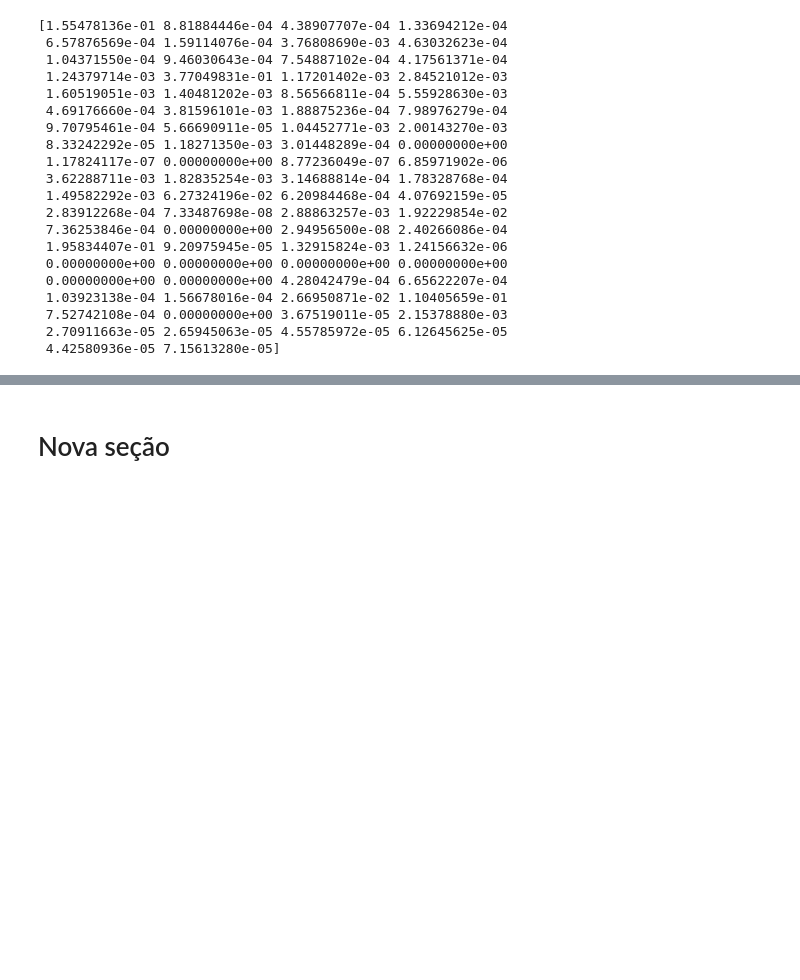
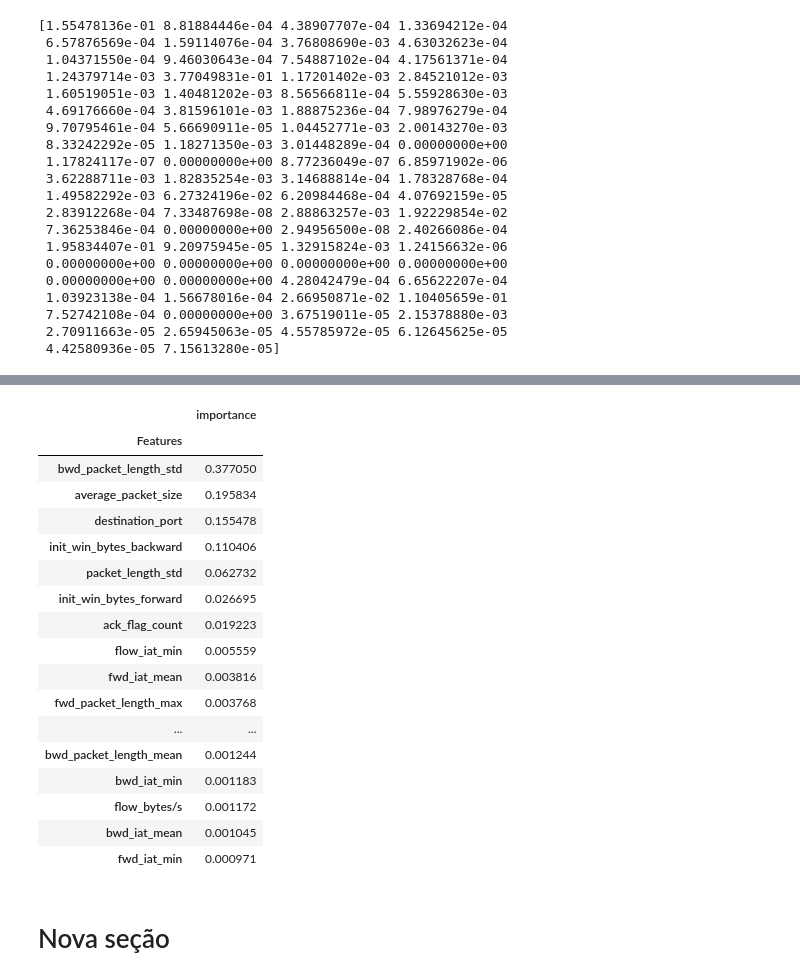
Before and after one commit to modelonulo/ml-based-intrusion-detection-system, a Jupyter notebook: ml_ids_colab.ipynb, the cells around one changed output, grey strips where cells are left out. Cells and saved outputs as stored; diff of their text form; code cells hidden in the pictures; blank space fills up the shorter version.

```diff
--- a/ml_ids_colab.ipynb
+++ b/ml_ids_colab.ipynb
@@ -312,3 +301,27 @@ files.download('get_weights_pickle')
+# %%
+names_col = list(combined_csv.columns.values)[0:78] #[::-1]
+features_values_importance = pd.DataFrame({'Features':names_col,'importance':values_importances})
+features_values_importance = features_values_importance.sort_values('importance',ascending=False).set_index('Features')
+features_values_importance.head(25)
+# %% [output]
+|  | importance |
+| Features |  |
+| bwd_packet_length_std | 0.377050 |
+| average_packet_size | 0.195834 |
+| destination_port | 0.155478 |
+| init_win_bytes_backward | 0.110406 |
+| packet_length_std | 0.062732 |
+| init_win_bytes_forward | 0.026695 |
+| ack_flag_count | 0.019223 |
+| flow_iat_min | 0.005559 |
+| fwd_iat_mean | 0.003816 |
+| fwd_packet_length_max | 0.003768 |
+| ... | ... |
+| bwd_packet_length_mean | 0.001244 |
+| bwd_iat_min | 0.001183 |
+| flow_bytes/s | 0.001172 |
+| bwd_iat_mean | 0.001045 |
+| fwd_iat_min | 0.000971 |
 # %% [markdown]
 # Nova seção
 # %% [markdown]
```
Also changed, not shown: parts of 1 cell of this notebook.
